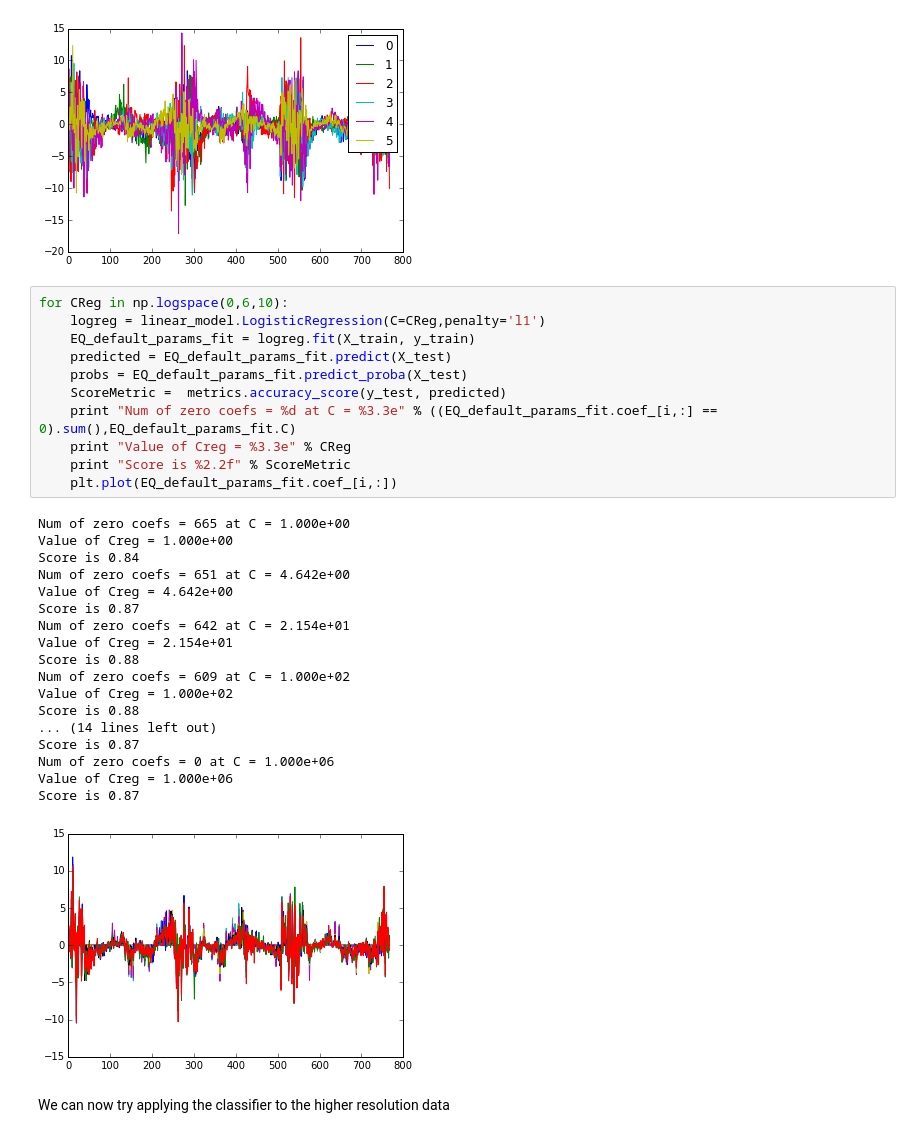
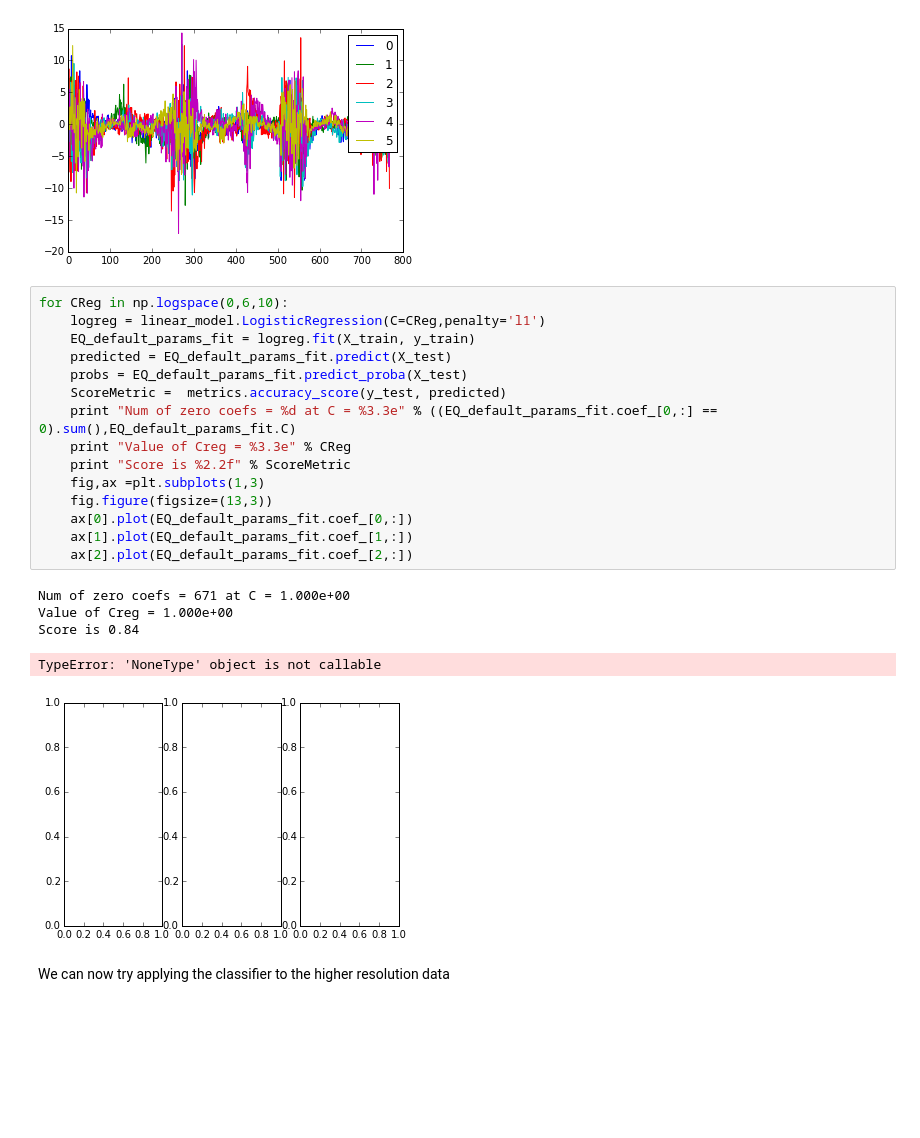
Before and after one commit to AntonBiryukovUofC/WI_modeling, a Jupyter notebook: Untitled.ipynb, the cells around one changed output. Saved outputs shown, nothing was run; the diff lists cells and outputs as text; blank space fills up the shorter version.

```diff
--- a/Untitled.ipynb
+++ b/Untitled.ipynb
@@ -182,32 +182,23 @@ Num of zero coefs = 1
 # %%
 for CReg in np.logspace(0,6,10):
     logreg = linear_model.LogisticRegression(C=CReg,penalty='l1')
     EQ_default_params_fit = logreg.fit(X_train, y_train)
     predicted = EQ_default_params_fit.predict(X_test)
     probs = EQ_default_params_fit.predict_proba(X_test)
     ScoreMetric =  metrics.accuracy_score(y_test, predicted)
-    print "Num of zero coefs = %d at C = %3.3e" % ((EQ_default_params_fit.coef_[i,:] == 0).sum(),EQ_default_params_fit.C)
+    print "Num of zero coefs = %d at C = %3.3e" % ((EQ_default_params_fit.coef_[0,:] == 0).sum(),EQ_default_params_fit.C)
     print "Value of Creg = %3.3e" % CReg
     print "Score is %2.2f" % ScoreMetric
-    plt.plot(EQ_default_params_fit.coef_[i,:])
+    fig,ax =plt.subplots(1,3)
+    fig.figure(figsize=(13,3))
+    ax[0].plot(EQ_default_params_fit.coef_[0,:])
+    ax[1].plot(EQ_default_params_fit.coef_[1,:])
+    ax[2].plot(EQ_default_params_fit.coef_[2,:])
 # %% [output]
-Num of zero coefs = 665 at C = 1.000e+00
+Num of zero coefs = 671 at C = 1.000e+00
 Value of Creg = 1.000e+00
 Score is 0.84
-Num of zero coefs = 651 at C = 4.642e+00
-Value of Creg = 4.642e+00
-Score is 0.87
-Num of zero coefs = 642 at C = 2.154e+01
-Value of Creg = 2.154e+01
-Score is 0.88
-Num of zero coefs = 609 at C = 1.000e+02
-Value of Creg = 1.000e+02
-Score is 0.88
-... (14 lines left out)
-Score is 0.87
-Num of zero coefs = 0 at C = 1.000e+06
-Value of Creg = 1.000e+06
-Score is 0.87
+TypeError: 'NoneType' object is not callable
-[figure, old version]
+[figure, new version]
 # %% [markdown]
 We can now try applying the classifier to the higher resolution data
```
Also changed, not shown: parts of 2 cells of this notebook.
